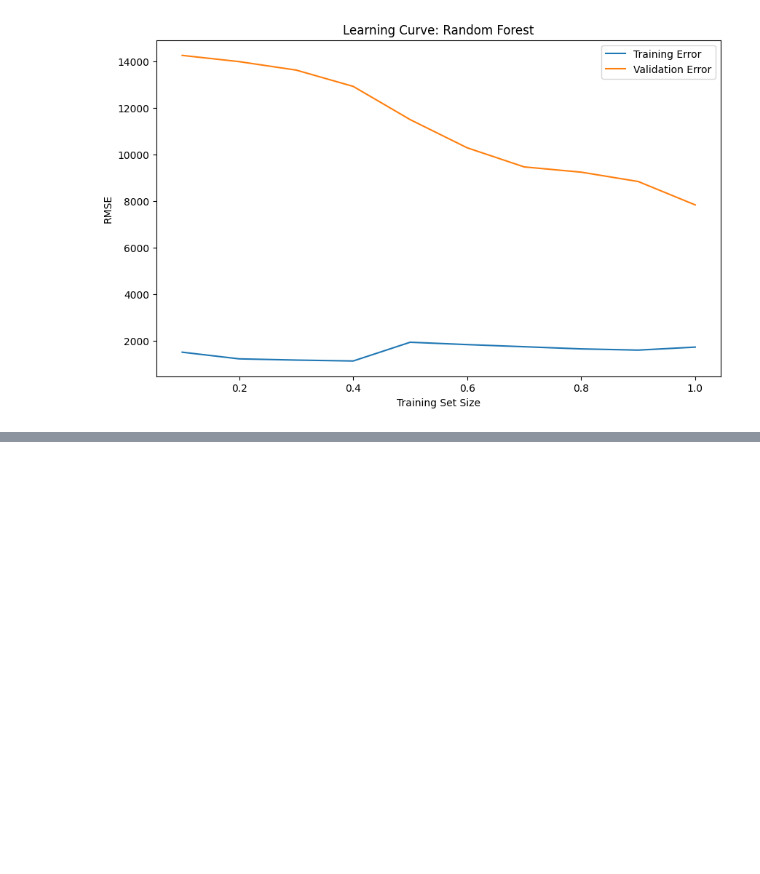
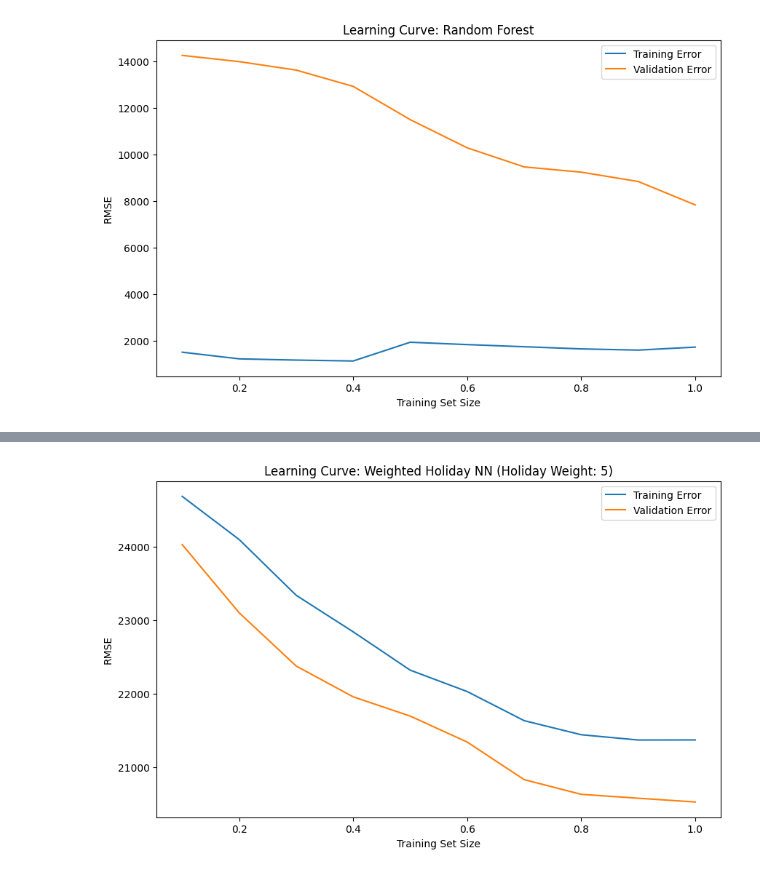
Before and after one commit to sofiamartellozzo/StoresSalesForecasting, a Jupyter notebook: regression.ipynb, the cells around one changed output, grey strips where cells are left out. Cells and saved outputs as stored; diff of their text form; code cells hidden in the pictures; blank space fills up the shorter version.

```diff
--- a/regression.ipynb
+++ b/regression.ipynb
@@ -857,0 +871,22 @@ See the caveats in the documentation: https://pandas.pydata.org/pandas-docs/stab
+# %%
+def prepare_data_with_weighted_holiday(X, holiday_weight=5):
+    scaler = StandardScaler()
+    X_scaled = scaler.fit_transform(X)
+
+    # Convert to DataFrame to keep column names
+    X_scaled_df = pd.DataFrame(X_scaled, columns=X.columns)
+
+    # Scale up the 'IsHoliday' feature if it exists
+    if 'IsHoliday' in X_scaled_df.columns:
+        X_scaled_df['IsHoliday'] *= holiday_weight
+
+    return X_scaled_df
+# %%
+def create_weighted_nn_model(input_dim, holiday_weight=5):
+    model = Sequential()
+    model.add(Dense(64, activation='relu', input_dim=input_dim))
+    model.add(Dense(32, activation='relu'))
+    model.add(Dense(1))  # Output layer with one neuron for regression output
+
+    model.compile(optimizer=Adam(learning_rate=0.001), loss='mse')
+    return model
@@ -857,0 +944,3 @@ See the caveats in the documentation: https://pandas.pydata.org/pandas-docs/stab
+# %%
+model = plot_learning_curve_weighted_nn(X_train, y_train, X_val, y_val, "Weighted Holiday NN", holiday_weight=5)
+# %% [output]
@@ -857,0 +967 @@ See the caveats in the documentation: https://pandas.pydata.org/pandas-docs/stab
+[figure, added]
```
Also changed, not shown: parts of 8 cells of this notebook.
